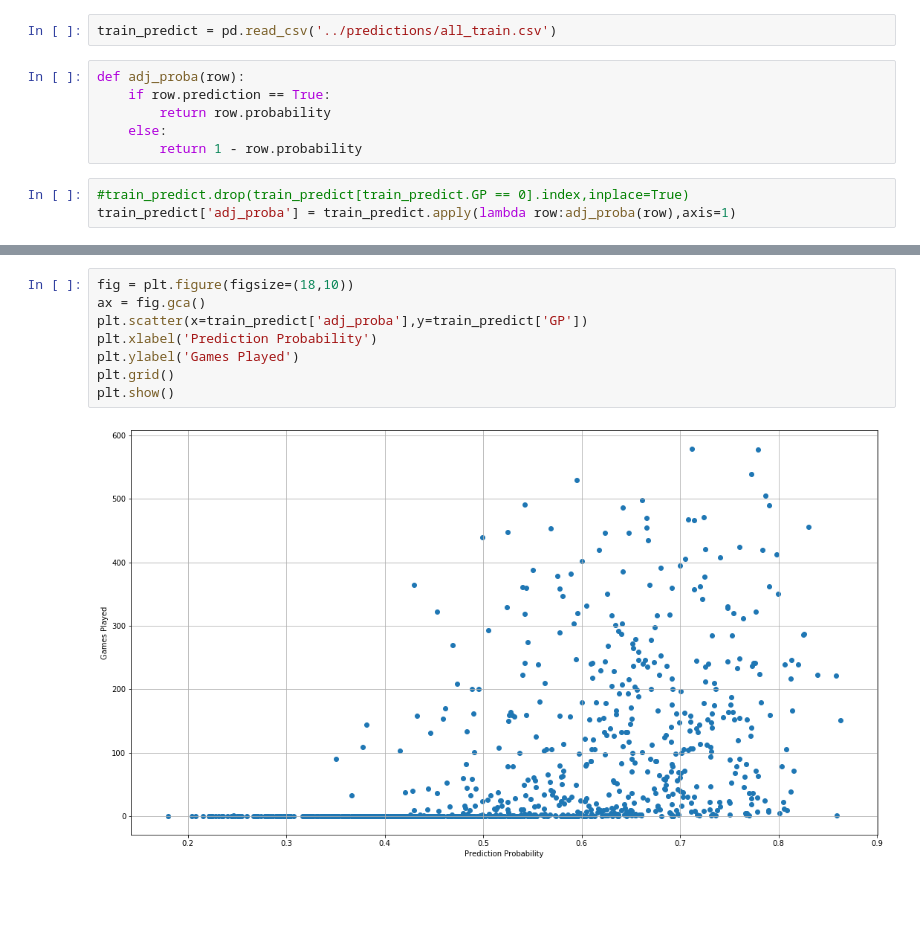
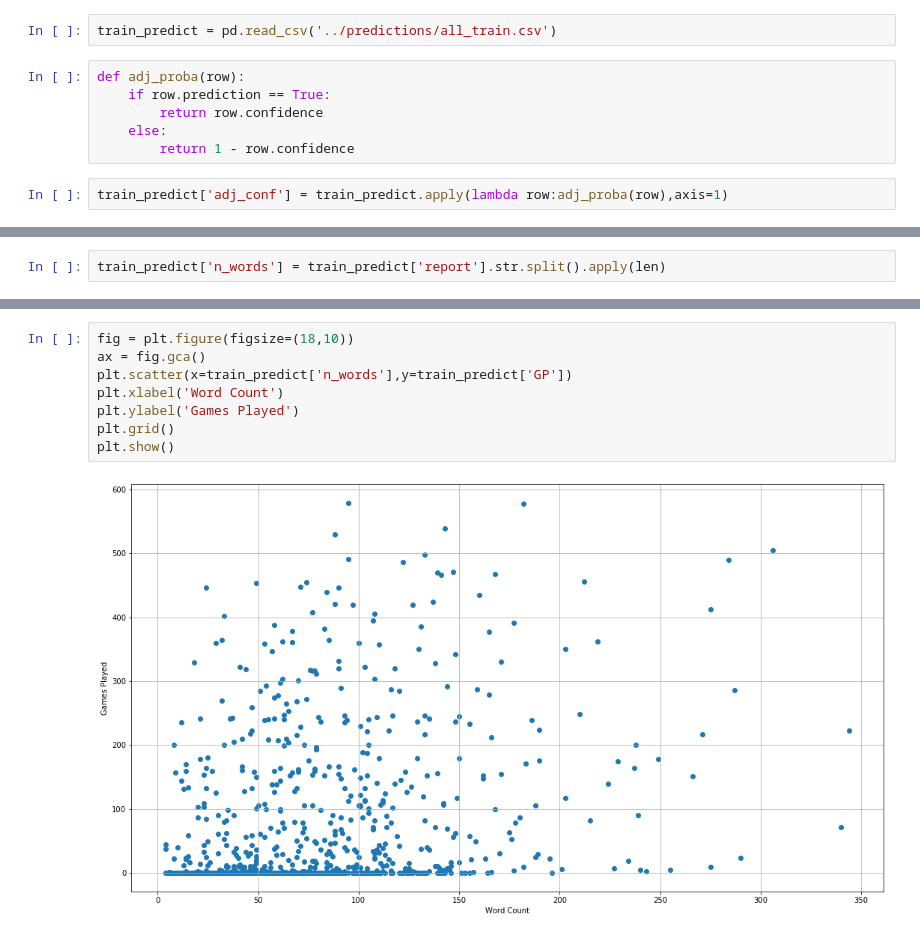
Before and after one commit to mattjliu/NHL-Prospect-Classifier, a Jupyter notebook: notebooks/vizualization.ipynb, the cells around one changed output, grey strips where cells are left out. Cells and saved outputs as stored; diff of their text form; blank space fills up the shorter version.

```diff
--- a/notebooks/vizualization.ipynb
+++ b/notebooks/vizualization.ipynb
@@ -6,9 +7,8 @@ train_predict = pd.read_csv('../predictions/all_train.csv')
 # %%
 def adj_proba(row):
     if row.prediction == True:
-        return row.probability
+        return row.confidence
     else:
-        return 1 - row.probability
+        return 1 - row.confidence
 # %%
-#train_predict.drop(train_predict[train_predict.GP == 0].index,inplace=True)
-train_predict['adj_proba'] = train_predict.apply(lambda row:adj_proba(row),axis=1)
+train_predict['adj_conf'] = train_predict.apply(lambda row:adj_proba(row),axis=1)
@@ -14,0 +26,2 @@ train_predict['adj_proba'] = train_predict.apply(lambda row:adj_proba(row),axis=
+# %%
+train_predict['n_words'] = train_predict['report'].str.split().apply(len)
@@ -15,10 +39,10 @@ train_predict['adj_proba'] = train_predict.apply(lambda row:adj_proba(row),axis=
 # %%
 fig = plt.figure(figsize=(18,10))
 ax = fig.gca()
-plt.scatter(x=train_predict['adj_proba'],y=train_predict['GP'])
-plt.xlabel('Prediction Probability')
+plt.scatter(x=train_predict['n_words'],y=train_predict['GP'])
+plt.xlabel('Word Count')
 plt.ylabel('Games Played')
 plt.grid()
 plt.show()
 # %% [output]
-[figure, old version]
+[figure, new version]
```
Also changed, not shown: parts of 3 cells of this notebook, 12 other files.
